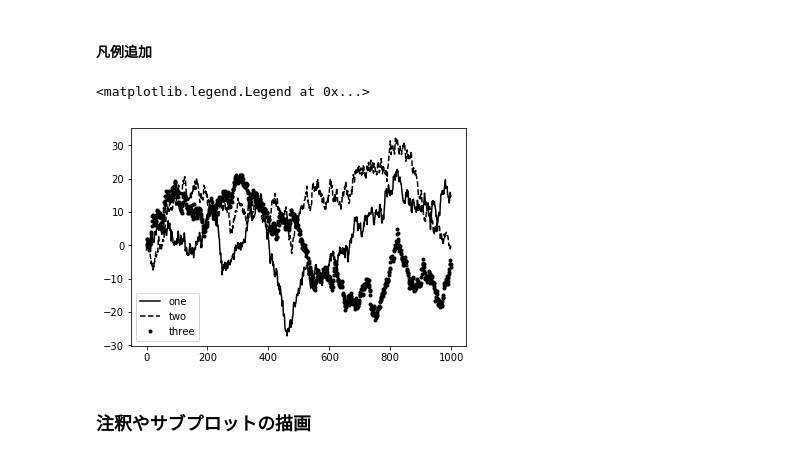
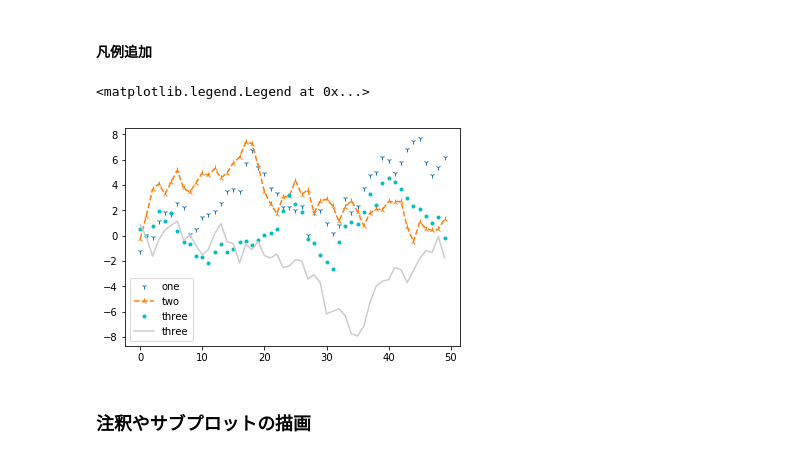
Before and after one commit to miyamotok0105/pydata-book, a Jupyter notebook: ch08-J.ipynb, the cells around one changed output. Drawn from its saved outputs; the diff is of its cells as text; code cells hidden in the pictures.

```diff
--- a/ch08-J.ipynb
+++ b/ch08-J.ipynb
@@ -333,14 +373,15 @@ ax.set_xlabel('Stages')
 #### 凡例追加
 # %%
 fig = plt.figure(); ax = fig.add_subplot(1, 1, 1)
-ax.plot(randn(1000).cumsum(), 'k', label='one') #label
-ax.plot(randn(1000).cumsum(), 'k--', label='two')
-ax.plot(randn(1000).cumsum(), 'k.', label='three')
+ax.plot(randn(50).cumsum(), '1', label='one') #label
+ax.plot(randn(50).cumsum(), '2--', label='two')
+ax.plot(randn(50).cumsum(), 'c.', label='three')
+ax.plot(randn(50).cumsum(), '#CCCCCC', label='three')
 
 ax.legend(loc='best') #labelを追加したらlegendで表示できる
 # %% [output]
 <matplotlib.legend.Legend at 0x...>
-[figure, old version]
+[figure, new version]
 # %% [markdown]
 ### 注釈やサブプロットの描画
 # %%
```
Also changed, not shown: parts of 48 cells of this notebook, 1 other file.
